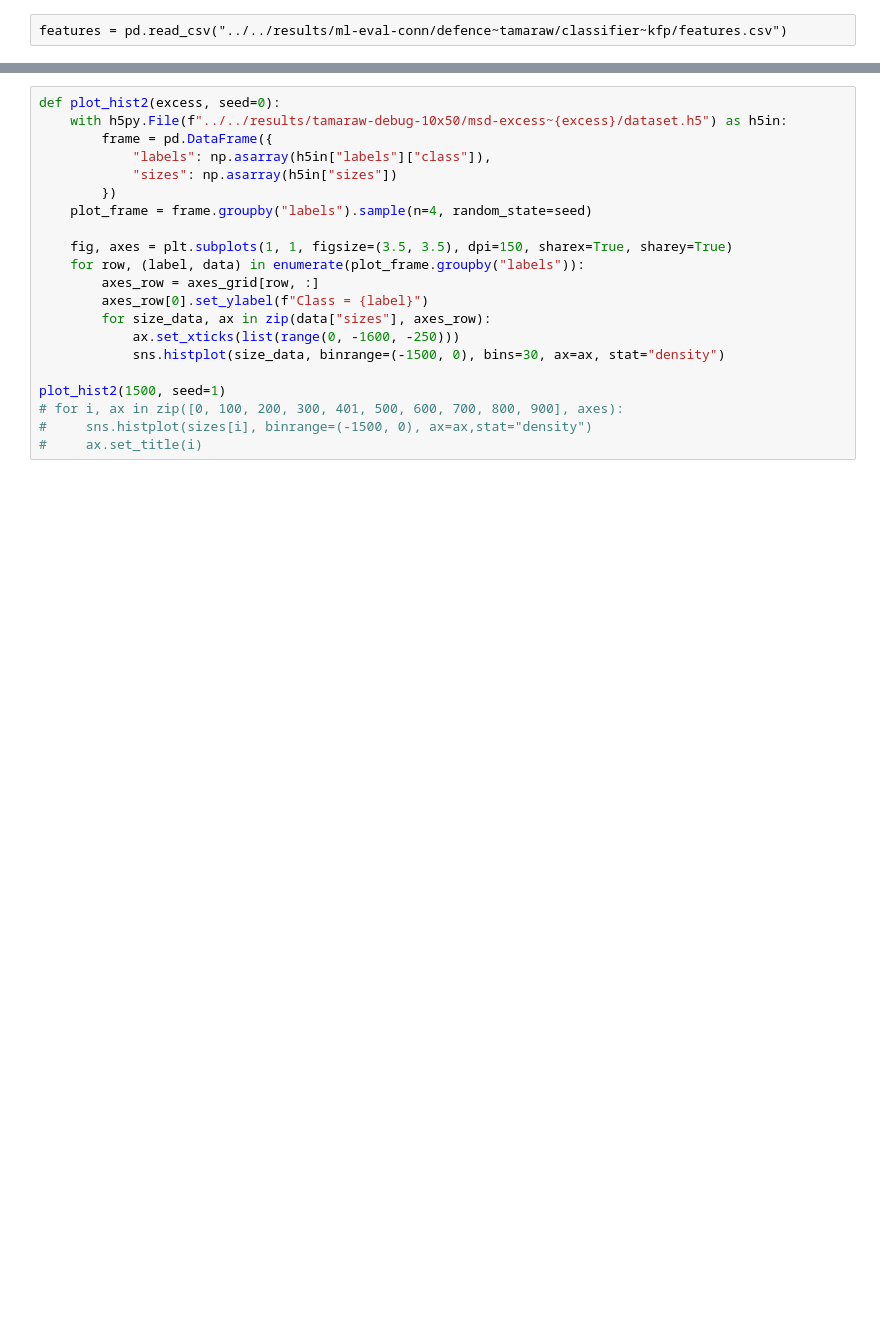
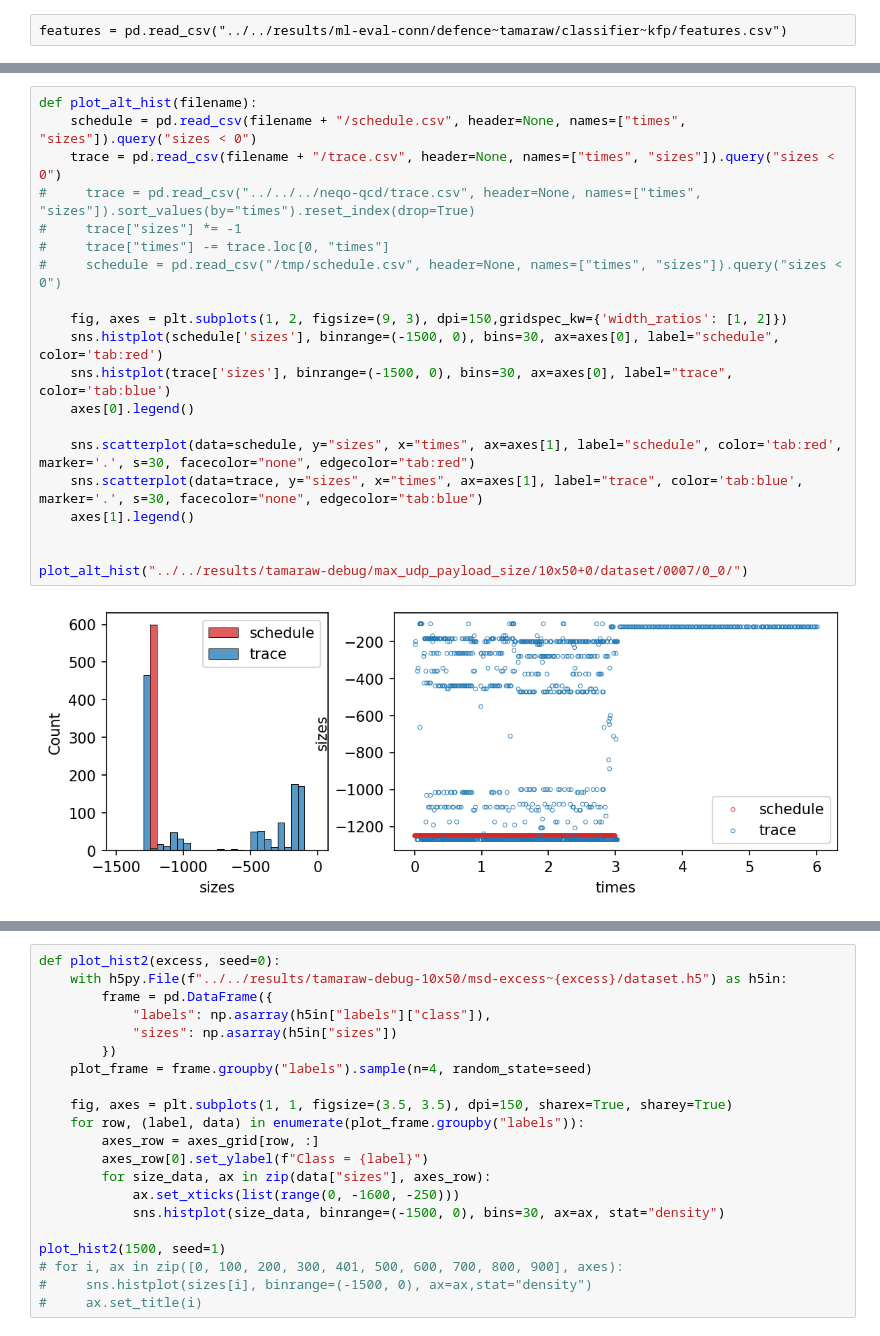
Before and after one commit to jpcsmith/qcsd-experiments, a Jupyter notebook: workflow/notebooks/Investigation.ipynb, the cells around one changed output, grey strips where cells are left out. Cells and saved outputs as stored; diff of their text form; blank space fills up the shorter version.

```diff
--- a/workflow/notebooks/Investigation.ipynb
+++ b/workflow/notebooks/Investigation.ipynb
@@ -198,0 +87,22 @@ plot_hist(500, seed=1)
+# %%
+def plot_alt_hist(filename):
+    schedule = pd.read_csv(filename + "/schedule.csv", header=None, names=["times", "sizes"]).query("sizes < 0")
+    trace = pd.read_csv(filename + "/trace.csv", header=None, names=["times", "sizes"]).query("sizes < 0")
+#     trace = pd.read_csv("../../../neqo-qcd/trace.csv", header=None, names=["times", "sizes"]).sort_values(by="times").reset_index(drop=True)
+#     trace["sizes"] *= -1
+#     trace["times"] -= trace.loc[0, "times"]
+#     schedule = pd.read_csv("/tmp/schedule.csv", header=None, names=["times", "sizes"]).query("sizes < 0")
+
+    fig, axes = plt.subplots(1, 2, figsize=(9, 3), dpi=150,gridspec_kw={'width_ratios': [1, 2]})
+    sns.histplot(schedule['sizes'], binrange=(-1500, 0), bins=30, ax=axes[0], label="schedule", color='tab:red')
+    sns.histplot(trace['sizes'], binrange=(-1500, 0), bins=30, ax=axes[0], label="trace", color='tab:blue')
+    axes[0].legend()
+
+    sns.scatterplot(data=schedule, y="sizes", x="times", ax=axes[1], label="schedule", color='tab:red', marker='.', s=30, facecolor="none", edgecolor="tab:red")
+    sns.scatterplot(data=trace, y="sizes", x="times", ax=axes[1], label="trace", color='tab:blue', marker='.', s=30, facecolor="none", edgecolor="tab:blue")
+    axes[1].legend()
+
+
+plot_alt_hist("../../results/tamaraw-debug/max_udp_payload_size/10x50+0/dataset/0007/0_0/")
+# %% [output]
+[figure, added]
```
Also changed, not shown: parts of 8 cells of this notebook, 13 other files.
